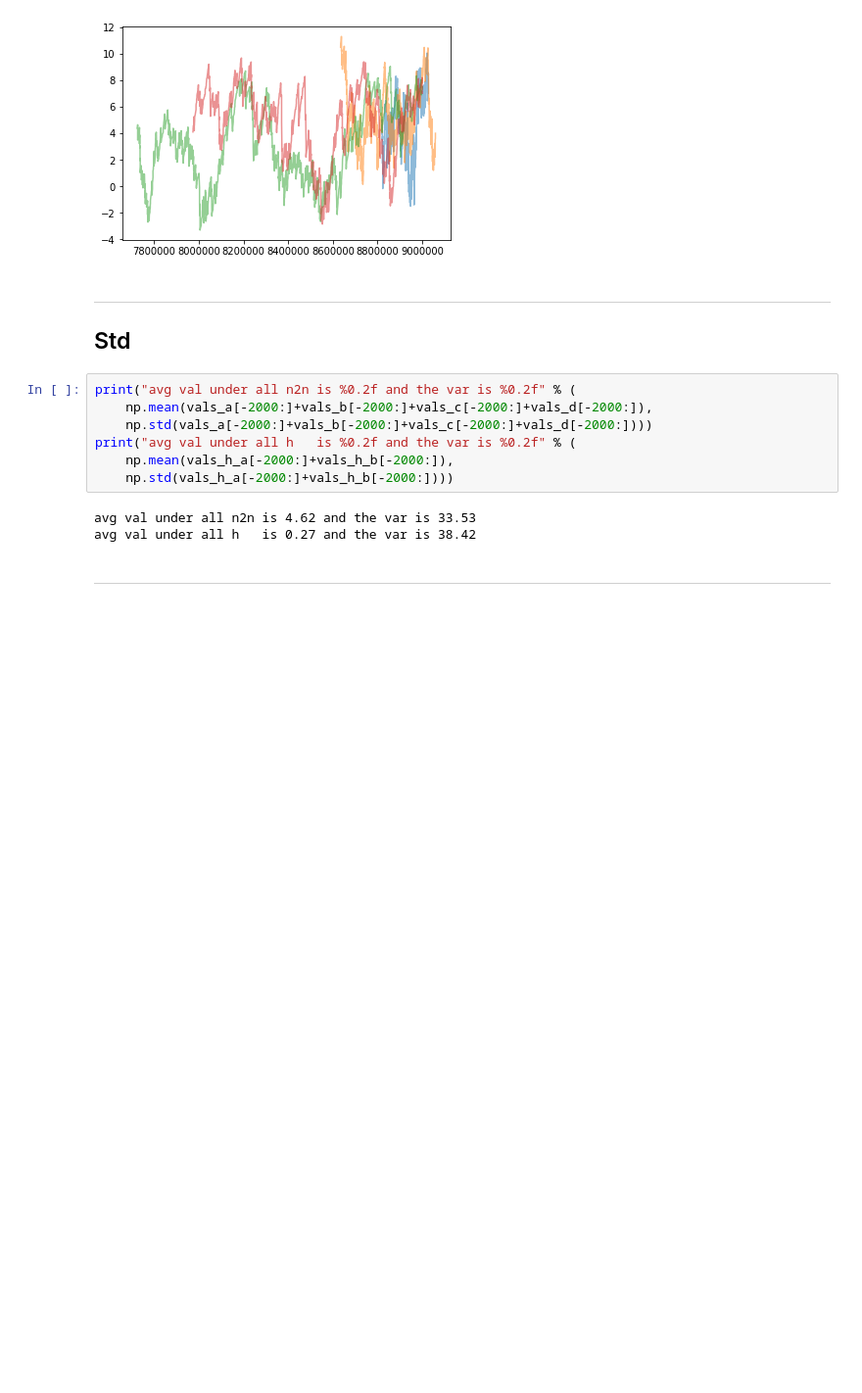
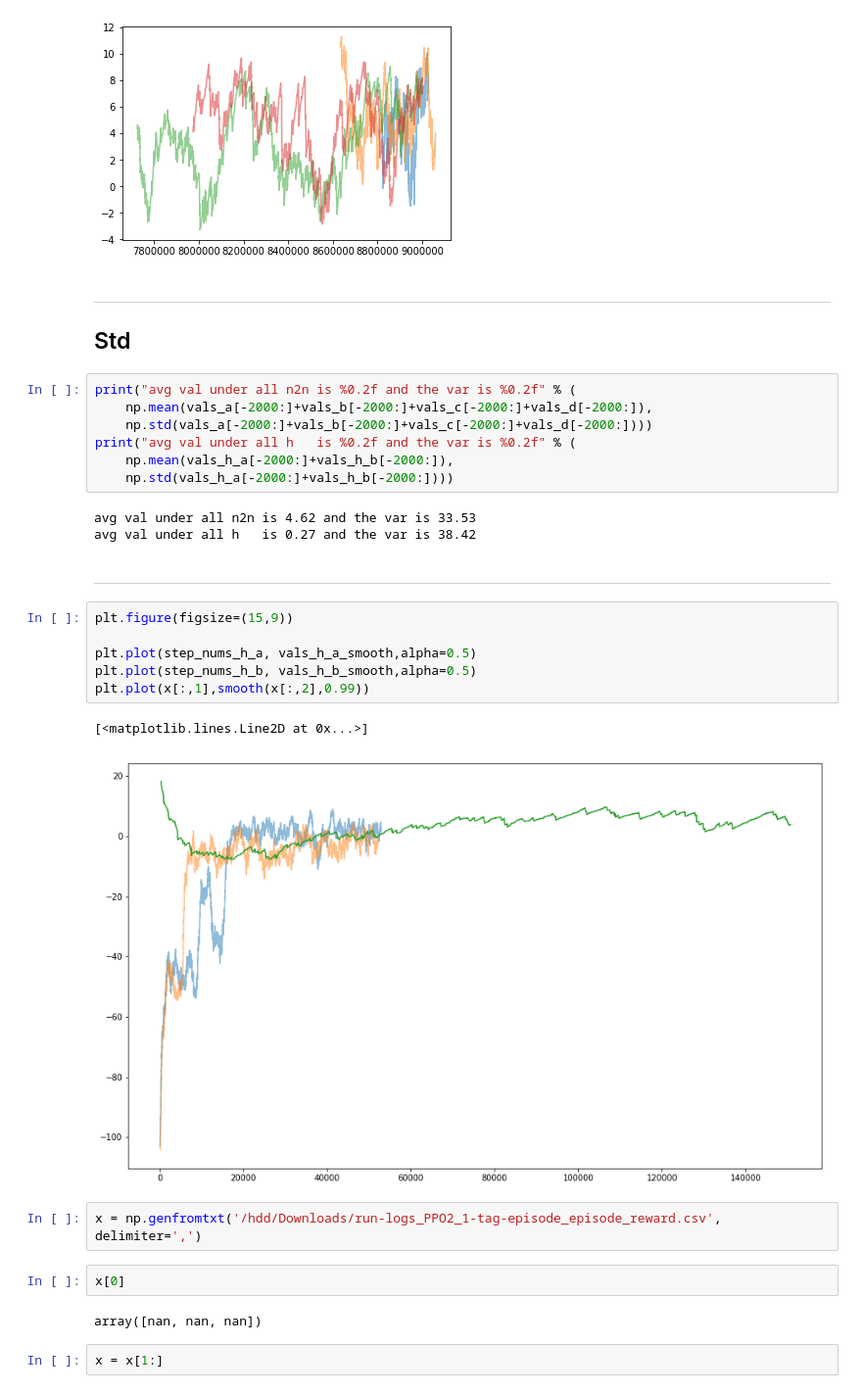
Before and after one commit to NotAnyMike/HRL, a Jupyter notebook: notebooks/Turn n2n vs hierarchical.ipynb, the cells around one changed output. Shown at 98% size. Cells and saved outputs as stored; diff of their text form; blank space fills up the shorter version.

```diff
--- a/notebooks/Turn n2n vs hierarchical.ipynb
+++ b/notebooks/Turn n2n vs hierarchical.ipynb
@@ -297,3 +297,20 @@ avg val under all n2n is 4.62 and the var is 33.53
 avg val under all h   is 0.27 and the var is 38.42
 # %% [markdown]
 ---
+# %%
+plt.figure(figsize=(15,9))
+
+plt.plot(step_nums_h_a, vals_h_a_smooth,alpha=0.5)
+plt.plot(step_nums_h_b, vals_h_b_smooth,alpha=0.5)
+plt.plot(x[:,1],smooth(x[:,2],0.99))
+# %% [output]
+[<matplotlib.lines.Line2D at 0x...>]
+[figure, added]
+# %%
+x = np.genfromtxt('/hdd/Downloads/run-logs_PPO2_1-tag-episode_episode_reward.csv', delimiter=',')
+# %%
+x[0]
+# %% [output]
+array([nan, nan, nan])
+# %%
+x = x[1:]
```
Also changed, not shown: parts of 1 cell of this notebook, 2 other files.
